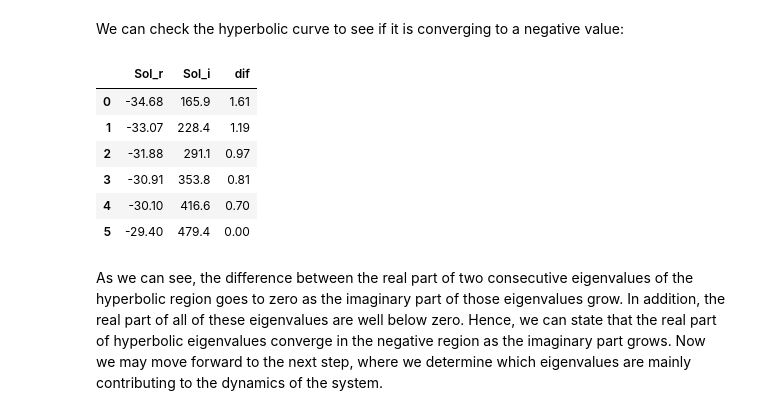
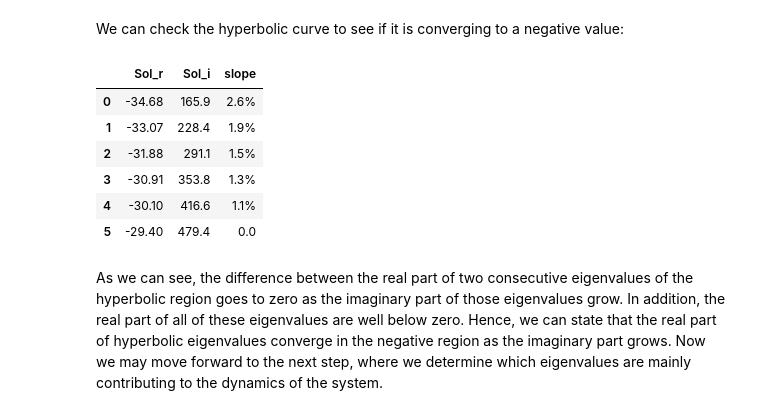
Before and after one commit to behradmoadeli/pfr_isothermal_recycle_delay_optimal, a Jupyter notebook: reports/BehradPaper.ipynb, the cells around one changed output. Drawn from its saved outputs; the diff is of its cells as text; code cells hidden in the pictures.

```diff
--- a/reports/BehradPaper.ipynb
+++ b/reports/BehradPaper.ipynb
@@ -162,18 +162,23 @@ display(df)
 We can check the hyperbolic curve to see if it is converging to a negative value:
 # %%
 filtered_df = df.loc[(df['Sol_r']>-50) & (df['Sol_i']>105),['Sol_r', 'Sol_i']]
-filtered_df['dif'] = np.zeros_like(filtered_df['Sol_r'])
+filtered_df['slope'] = np.zeros_like(filtered_df['Sol_r'])
 filtered_df.sort_values(by='Sol_i')
 for i in range(1,len(filtered_df)):
-    filtered_df.iloc[i,2] = filtered_df.iloc[i-1,0] - filtered_df.iloc[i,0]
+    s = (
+        (filtered_df.iloc[i-1,0] - filtered_df.iloc[i,0]) *100/
+        (filtered_df.iloc[i-1,1] - filtered_df.iloc[i,1])
+    )
+    s_percent = str(f"{np.round(s,1)}%")
+    filtered_df.iloc[i,2] = s_percent
 filtered_df.sort_values(by='Sol_i', ascending=True).reset_index(drop=True)
 # %% [output]
-|  | Sol_r | Sol_i | dif |
-| 0 | -34.68 | 165.9 | 1.61 |
-| 1 | -33.07 | 228.4 | 1.19 |
-| 2 | -31.88 | 291.1 | 0.97 |
-| 3 | -30.91 | 353.8 | 0.81 |
-| 4 | -30.10 | 416.6 | 0.70 |
-| 5 | -29.40 | 479.4 | 0.00 |
+|  | Sol_r | Sol_i | slope |
+| 0 | -34.68 | 165.9 | 2.6% |
+| 1 | -33.07 | 228.4 | 1.9% |
+| 2 | -31.88 | 291.1 | 1.5% |
+| 3 | -30.91 | 353.8 | 1.3% |
+| 4 | -30.10 | 416.6 | 1.1% |
+| 5 | -29.40 | 479.4 | 0.0 |
 # %% [markdown]
 As we can see, the difference between the real part of two consecutive eigenvalues of the hyperbolic region goes to zero as the imaginary part of those eigenvalues grow. In addition, the real part of all of these eigenvalues are well below zero. Hence, we can state that the real part of hyperbolic eigenvalues converge in the negative region as the imaginary part grows. Now we may move forward to the next step, where we determine which eigenvalues are mainly contributing to the dynamics of the system.
```
Also changed, not shown: parts of 1 cell of this notebook, 3 other files.
